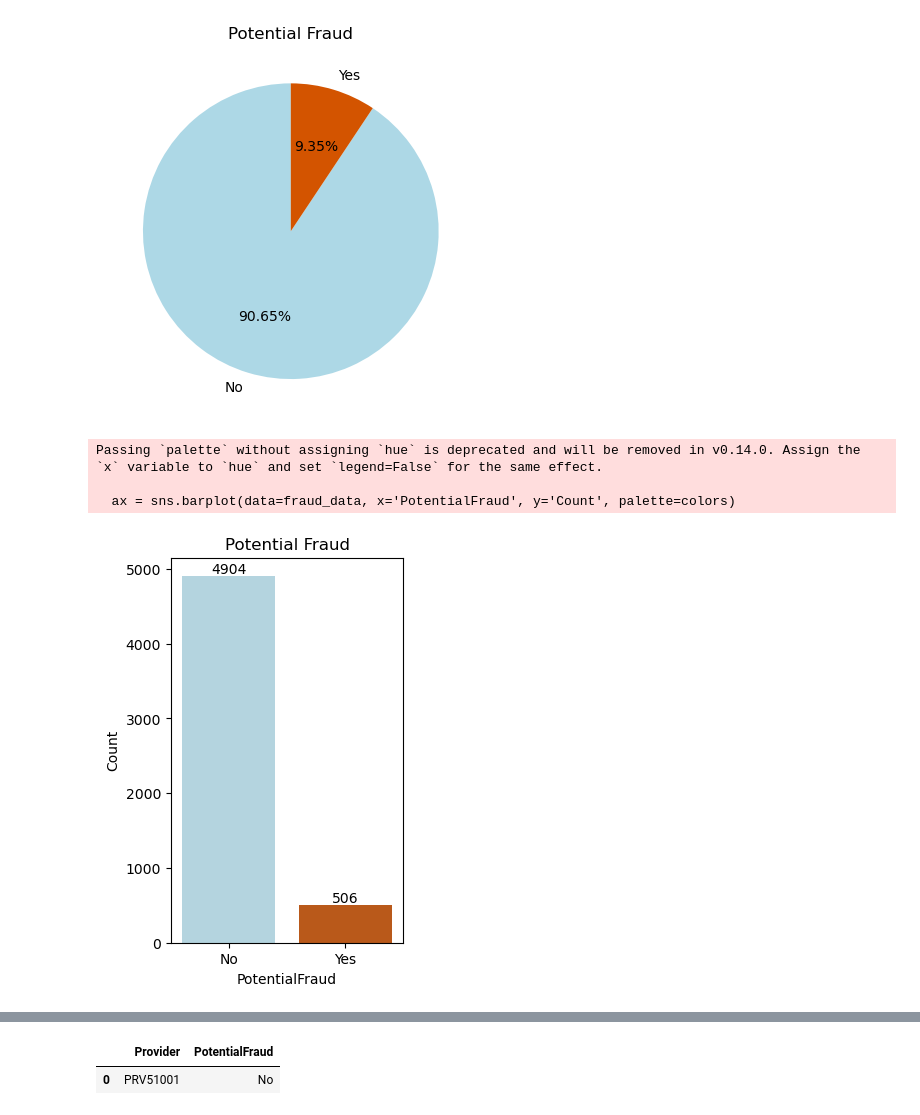
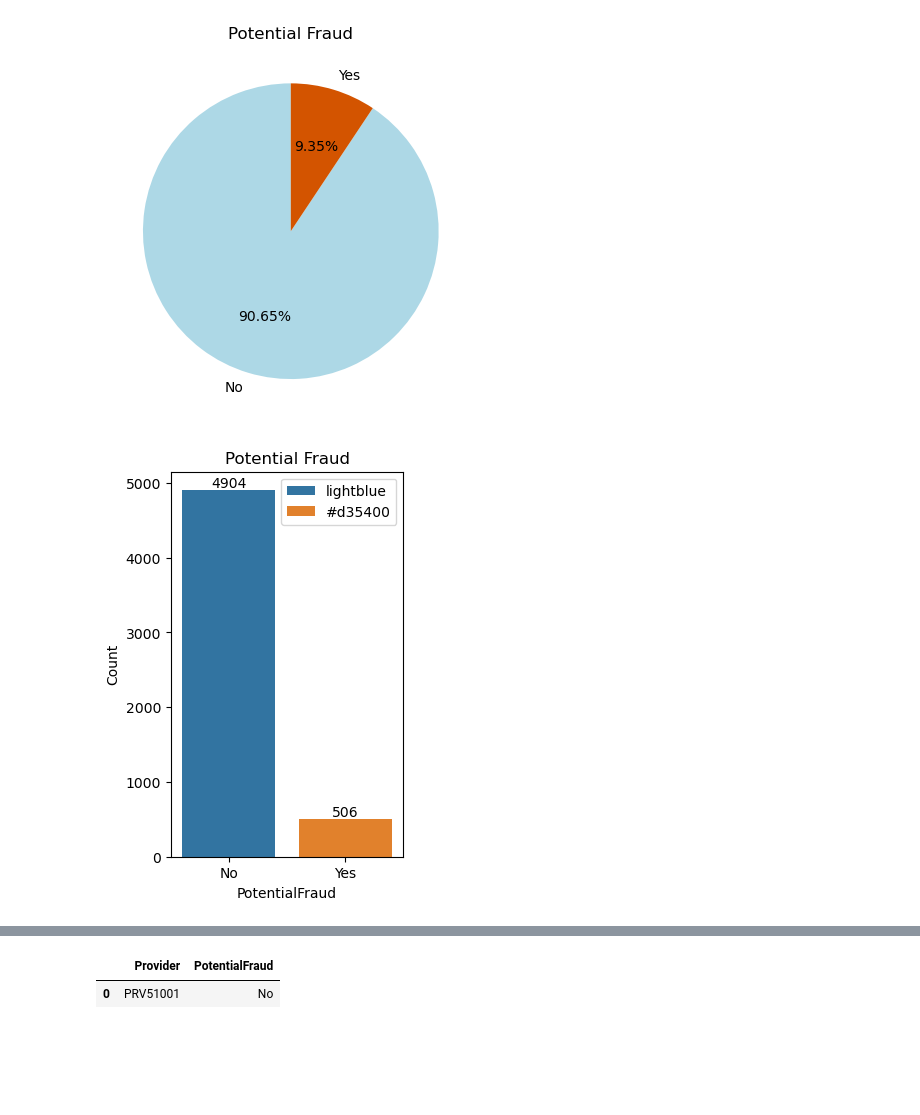
Before and after one commit to ChTomer/MyCapstone, a Jupyter notebook: HealthCareFraudProjectPitch/4train.ipynb, the cells around one changed output, grey strips where cells are left out. Saved outputs shown, nothing was run; the diff lists cells and outputs as text; code cells hidden in the pictures; blank space fills up the shorter version.

Commit message:
A few adjustments in visuals

```diff
--- a/HealthCareFraudProjectPitch/4train.ipynb
+++ b/HealthCareFraudProjectPitch/4train.ipynb
@@ -77,21 +77,18 @@ plt.show()
 # %%
 # plot the difference between the fraud and non-fraud providers
 fraud_counts = df['PotentialFraud'].value_counts()
 fraud_data = pd.DataFrame({'PotentialFraud': fraud_counts.index, 'Count': fraud_counts.values})
 
 colors = ['lightblue', '#d35400']
 # Create the bar plot
 plt.figure(figsize=(3, 5))
-ax = sns.barplot(data=fraud_data, x='PotentialFraud', y='Count', palette=colors)
+ax = sns.barplot(data=fraud_data, x='PotentialFraud', y='Count', hue=colors)
 
 # Add labels to bars
 for container in ax.containers:
     ax.bar_label(container, fontsize=10)
 
 plt.title('Potential Fraud')
 plt.show()
 # %% [output]
-Passing `palette` without assigning `hue` is deprecated and will be removed in v0.14.0. Assign the `x` variable to `hue` and set `legend=False` for the same effect.
-
-  ax = sns.barplot(data=fraud_data, x='PotentialFraud', y='Count', palette=colors)
-[figure, old version]
+[figure, new version]
```
Also changed, not shown: parts of 1 cell of this notebook, 3 other files.
